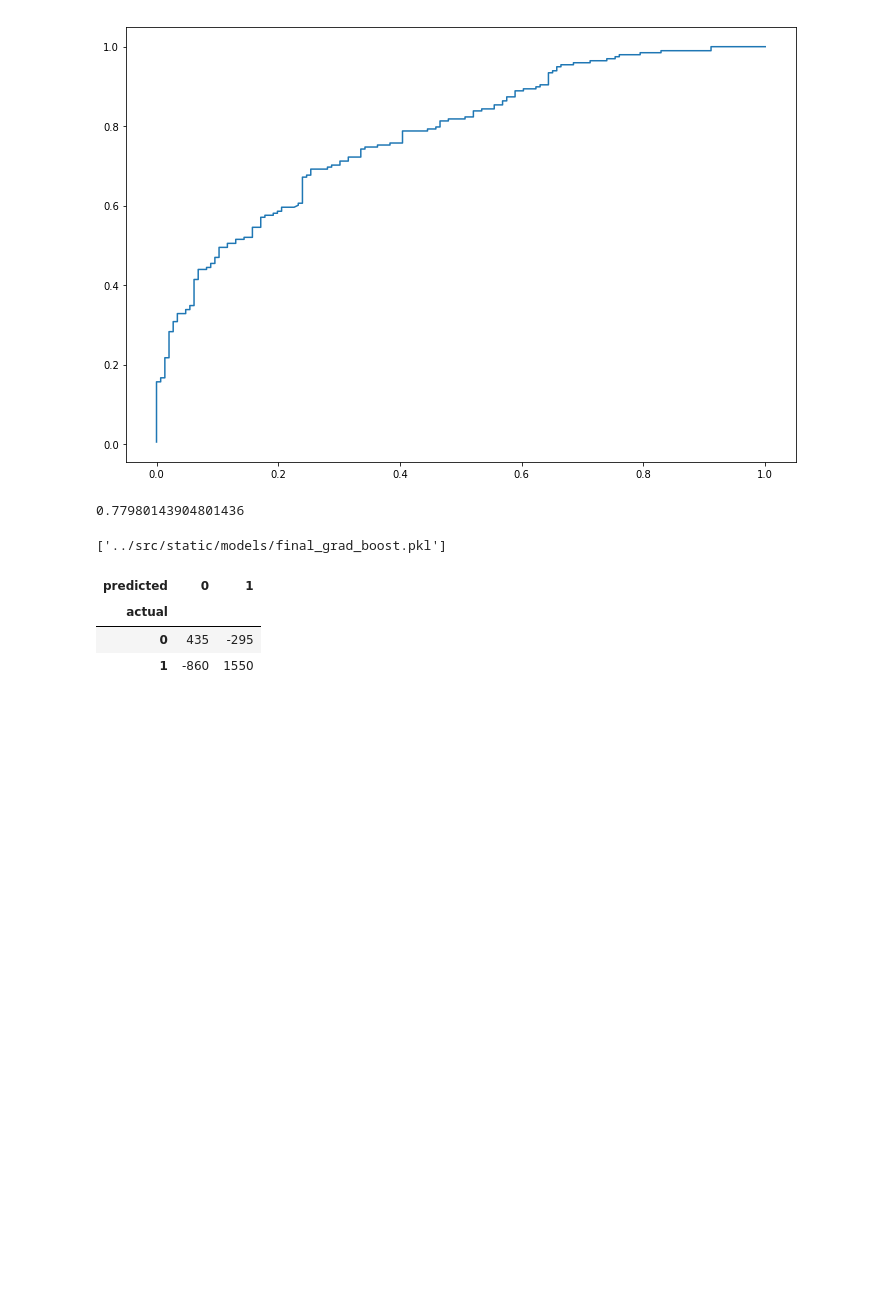
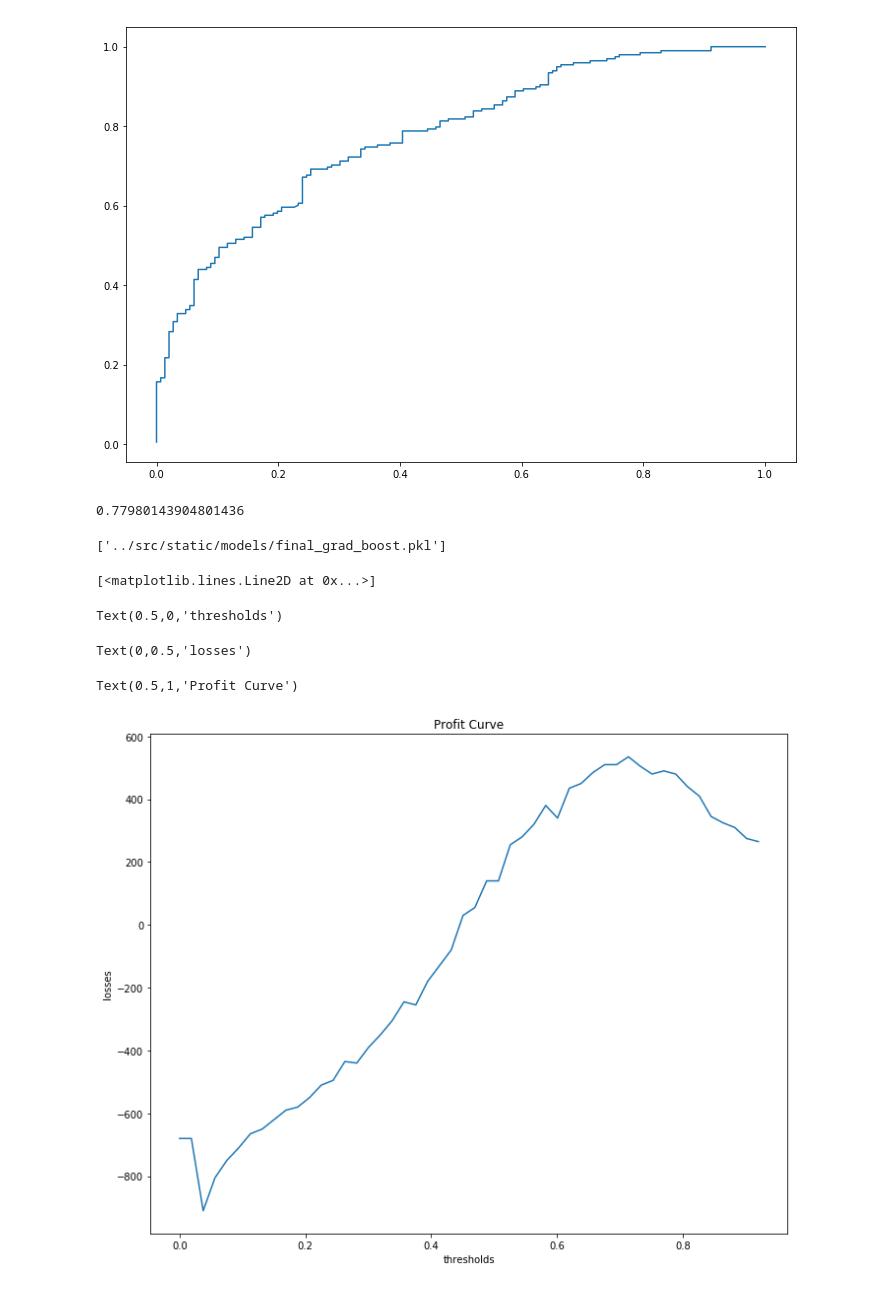
Before and after one commit to kurtrm/predicting_equipment_failure, a Jupyter notebook: notebooks/final_model_characteristics.ipynb, the cells around one changed output. Drawn from its saved outputs; the diff is of its cells as text; code cells hidden in the pictures; blank space fills up the shorter version.

```diff
--- a/notebooks/final_model_characteristics.ipynb
+++ b/notebooks/final_model_characteristics.ipynb
@@ -124,9 +125,27 @@ def confusion_matrix(model, X_test, y_test, threshold=0.5):
     cf.columns.name = 'predicted'
     return cf.values
 # %%
-confusion_matrix(gbc_final, X_test, y_test, .5) * np.array([[5, -5], [-20, 10]])
+cf = confusion_matrix(gbc_final, X_test, y_test, .5)
+costs = np.array([[-5, -20], [5, 10]])
-# %% [output]
-| predicted | 0 | 1 |
-| actual |  |  |
-| 0 | 435 | -295 |
-| 1 | -860 | 1550 |
+# %%
+def calculate_payout(cb_matrix, model, X, y, threshold):
+    return (confusion_matrix(model, X, y, threshold) * cb_matrix).sum()
+# %%
+gen_thresholds = np.linspace(0, .92, 50)
+
+fig, ax = plt.subplots(figsize=(10, 8))
+
+profits = []
+for thr in gen_thresholds:
+    profits.append(calculate_payout(costs, gbc_final, X_test, y_test, thr))
+ax.plot(gen_thresholds, np.array(profits))
+ax.set_xlabel('thresholds')
+ax.set_ylabel('losses')
+ax.set_title('Profit Curve')
+fig.tight_layout()
+# %% [output]
+[<matplotlib.lines.Line2D at 0x...>]
+Text(0.5,0,'thresholds')
+Text(0,0.5,'losses')
+Text(0.5,1,'Profit Curve')
+[figure, added]
```
Also changed, not shown: parts of 11 cells of this notebook, 1 other file.
